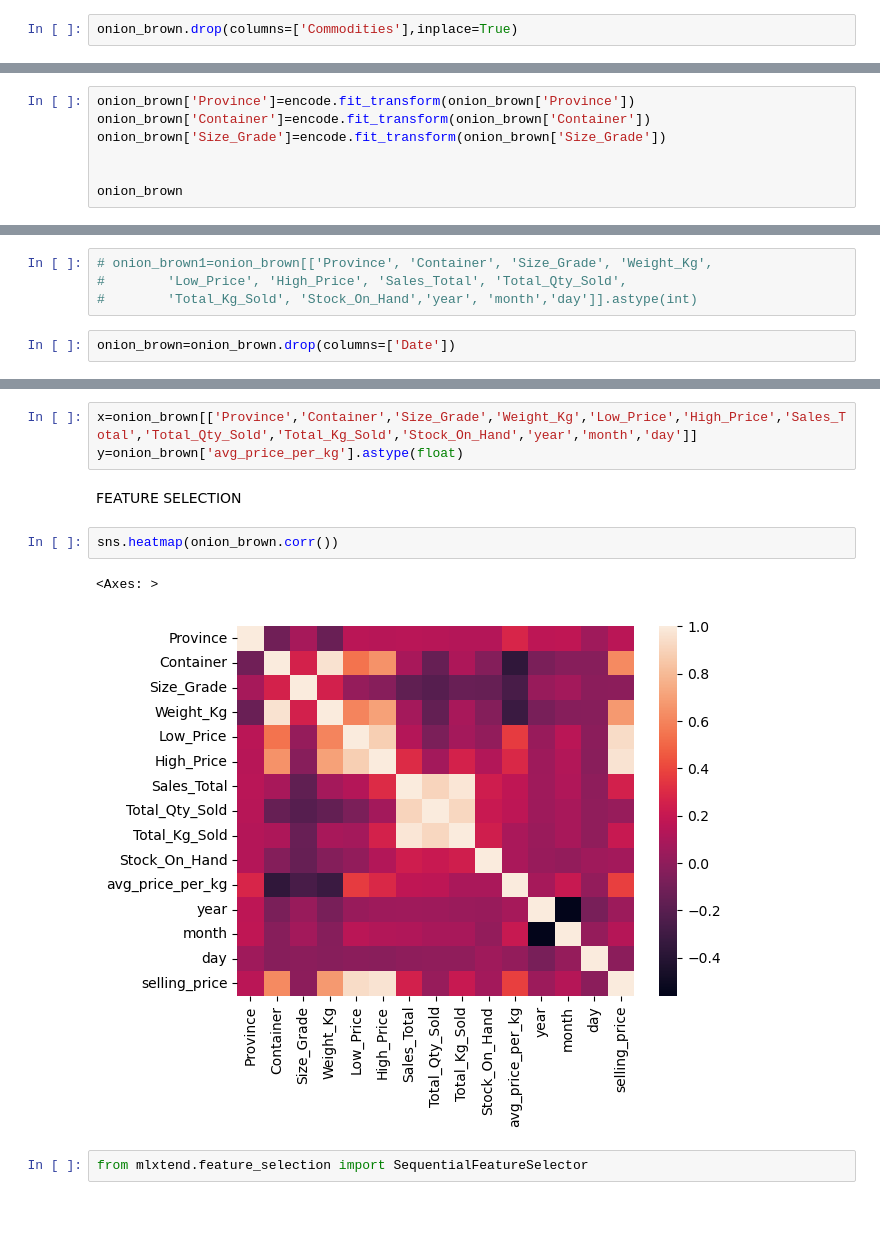
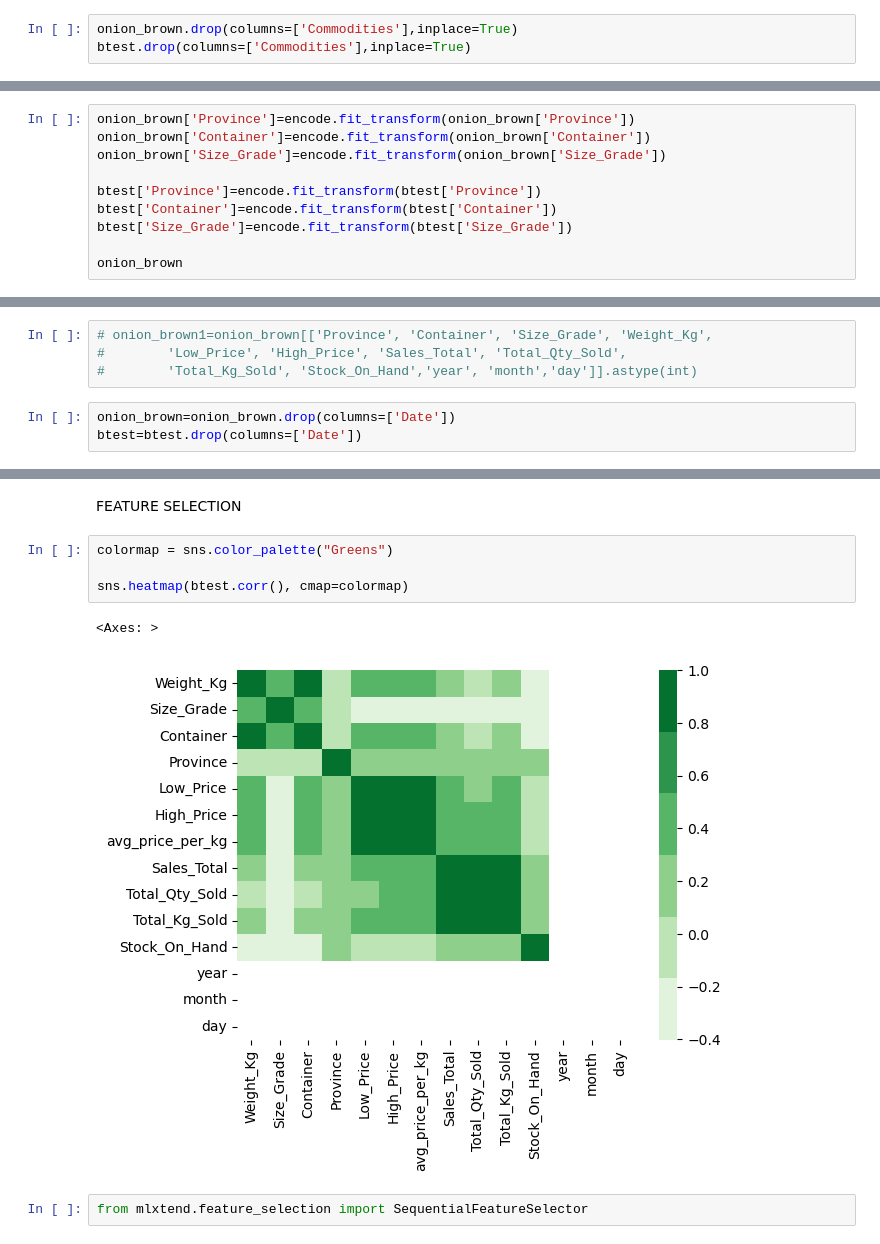
Before and after one commit to The-DigitalAcademy/ML-GAZA, a Jupyter notebook: ml_Onion_brown_predict.ipynb, the cells around one changed output, grey strips where cells are left out. Cells and saved outputs as stored; diff of their text form; blank space fills up the shorter version.

```diff
--- a/ml_Onion_brown_predict.ipynb
+++ b/ml_Onion_brown_predict.ipynb
@@ -111,6 +118,7 @@ stock.plot(kind='bar')
 [figure]
 # %%
 onion_brown.drop(columns=['Commodities'],inplace=True)
+btest.drop(columns=['Commodities'],inplace=True)
 # %% [output]
 A value is trying to be set on a copy of a slice from a DataFrame
 
@@ -156,6 +164,9 @@ onion_brown['Province']=encode.fit_transform(onion_brown['Province'])
 onion_brown['Container']=encode.fit_transform(onion_brown['Container'])
 onion_brown['Size_Grade']=encode.fit_transform(onion_brown['Size_Grade'])
 
+btest['Province']=encode.fit_transform(btest['Province'])
+btest['Container']=encode.fit_transform(btest['Container'])
+btest['Size_Grade']=encode.fit_transform(btest['Size_Grade'])
 
 onion_brown
 # %% [output]
@@ -221,3 +232,4 @@ Index(['Province', 'Container', 'Size_Grade', 'Weight_Kg', 'Date', 'Low_Price',
 #        'Total_Kg_Sold', 'Stock_On_Hand','year', 'month','day']].astype(int)
 # %%
 onion_brown=onion_brown.drop(columns=['Date'])
+btest=btest.drop(columns=['Date'])
@@ -262,13 +318,12 @@ onion_brown[(onion_brown['avg_price_per_kg']<20)&(onion_brown['avg_price_per_kg'
-# %%
-x=onion_brown[['Province','Container','Size_Grade','Weight_Kg','Low_Price','High_Price','Sales_Total','Total_Qty_Sold','Total_Kg_Sold','Stock_On_Hand','year','month','day']]
-y=onion_brown['avg_price_per_kg'].astype(float)
 # %% [markdown]
 FEATURE SELECTION
-# %%
-sns.heatmap(onion_brown.corr())
-# %% [output]
-<Axes: >
-[figure, removed]
+# %%
+colormap = sns.color_palette("Greens")
+
+sns.heatmap(btest.corr(), cmap=colormap)
+# %% [output]
+<Axes: >
+[figure, added]
 # %%
 from mlxtend.feature_selection import SequentialFeatureSelector
 # %%
```
Also changed, not shown: parts of 18 cells of this notebook, 3 other files.
